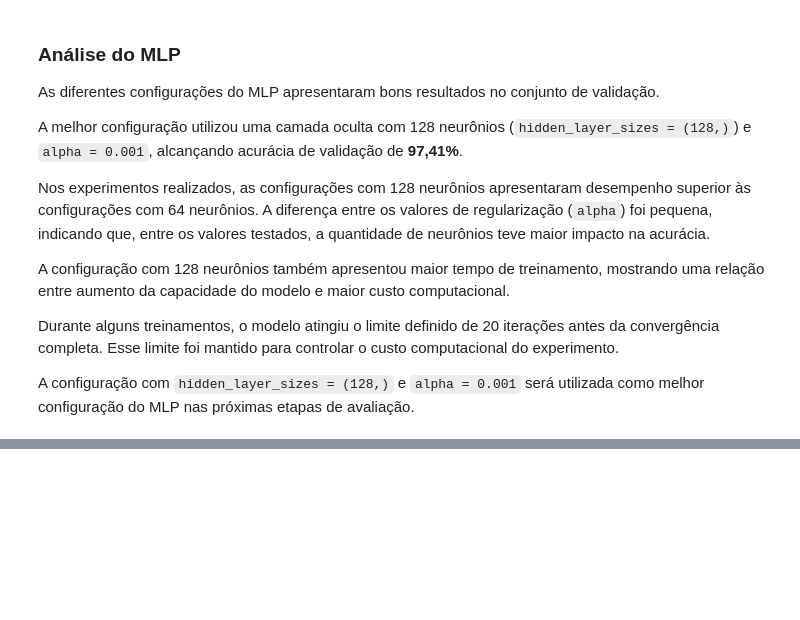
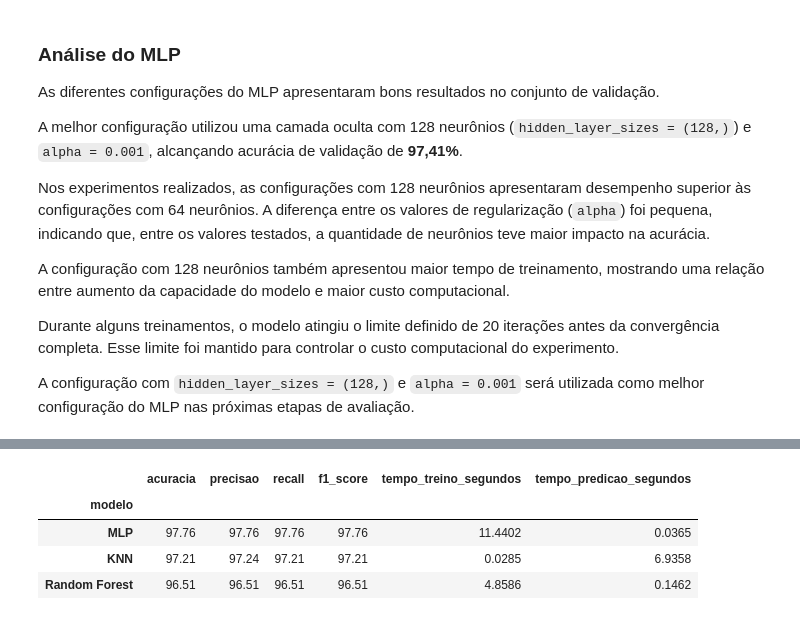
Before and after one commit to ThiOliver/projeto-mnist, a Jupyter notebook: notebooks/01_eda_mnist.ipynb, the cells around one changed output, grey strips where cells are left out. Saved outputs shown, nothing was run; the diff lists cells and outputs as text; code cells hidden in the pictures; blank space fills up the shorter version.

```diff
--- a/notebooks/01_eda_mnist.ipynb
+++ b/notebooks/01_eda_mnist.ipynb
@@ -674,0 +814,70 @@ A configuração com `hidden_layer_sizes = (128,)` e `alpha = 0.001` será utili
+# %%
+# Organiza as métricas dos três modelos em uma tabela comparativa.
+
+df_comparacao_final = pd.DataFrame([
+    {
+        'modelo': resultado_final_knn['modelo'],
+        'acuracia': resultado_final_knn['acuracia'],
+        'precisao': resultado_final_knn['precisao'],
+        'recall': resultado_final_knn['recall'],
+        'f1_score': resultado_final_knn['f1_score'],
+        'tempo_treino_segundos': resultado_final_knn['tempo_treino_segundos'],
+        'tempo_predicao_segundos': resultado_final_knn['tempo_predicao_segundos']
+    },
+    {
+        'modelo': resultado_final_rf['modelo'],
+        'acuracia': resultado_final_rf['acuracia'],
+        'precisao': resultado_final_rf['precisao'],
+        'recall': resultado_final_rf['recall'],
+        'f1_score': resultado_final_rf['f1_score'],
+        'tempo_treino_segundos': resultado_final_rf['tempo_treino_segundos'],
+        'tempo_predicao_segundos': resultado_final_rf['tempo_predicao_segundos']
+    },
+    {
+        'modelo': resultado_final_mlp['modelo'],
+        'acuracia': resultado_final_mlp['acuracia'],
+        'precisao': resultado_final_mlp['precisao'],
+        'recall': resultado_final_mlp['recall'],
+        'f1_score': resultado_final_mlp['f1_score'],
+        'tempo_treino_segundos': resultado_final_mlp['tempo_treino_segundos'],
+        'tempo_predicao_segundos': resultado_final_mlp['tempo_predicao_segundos']
+    }
+])
+
+# Converte as métricas para percentual.
+colunas_metricas = [
+    'acuracia',
+    'precisao',
+    'recall',
+    'f1_score'
+]
+
+df_comparacao_final[colunas_metricas] = (
+    df_comparacao_final[colunas_metricas] * 100
+).round(2)
+
+# Arredonda os tempos.
+df_comparacao_final['tempo_treino_segundos'] = (
+    df_comparacao_final['tempo_treino_segundos']
+).round(4)
+
+df_comparacao_final['tempo_predicao_segundos'] = (
+    df_comparacao_final['tempo_predicao_segundos']
+).round(4)
+
+# Ordena da maior para a menor acurácia.
+df_comparacao_final = df_comparacao_final.sort_values(
+    by='acuracia',
+    ascending=False
+).reset_index(drop=True)
+
+# Define o nome do modelo como índice.
+df_comparacao_final = df_comparacao_final.set_index('modelo')
+
+df_comparacao_final
+# %% [output]
+|  | acuracia | precisao | recall | f1_score | tempo_treino_segundos | tempo_predicao_segundos |
+| modelo |  |  |  |  |  |  |
+| MLP | 97.76 | 97.76 | 97.76 | 97.76 | 11.4402 | 0.0365 |
+| KNN | 97.21 | 97.24 | 97.21 | 97.21 | 0.0285 | 6.9358 |
+| Random Forest | 96.51 | 96.51 | 96.51 | 96.51 | 4.8586 | 0.1462 |
```
Also changed, not shown: parts of 13 cells of this notebook.
